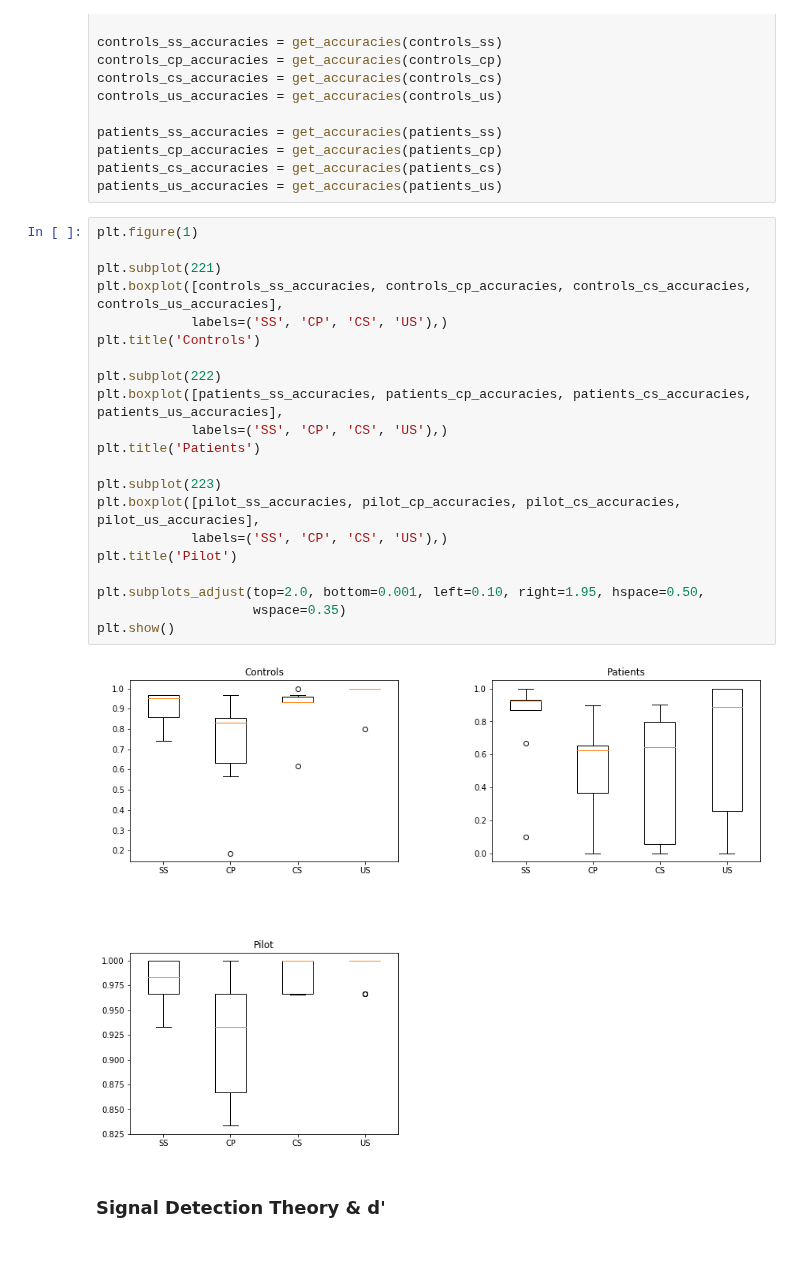
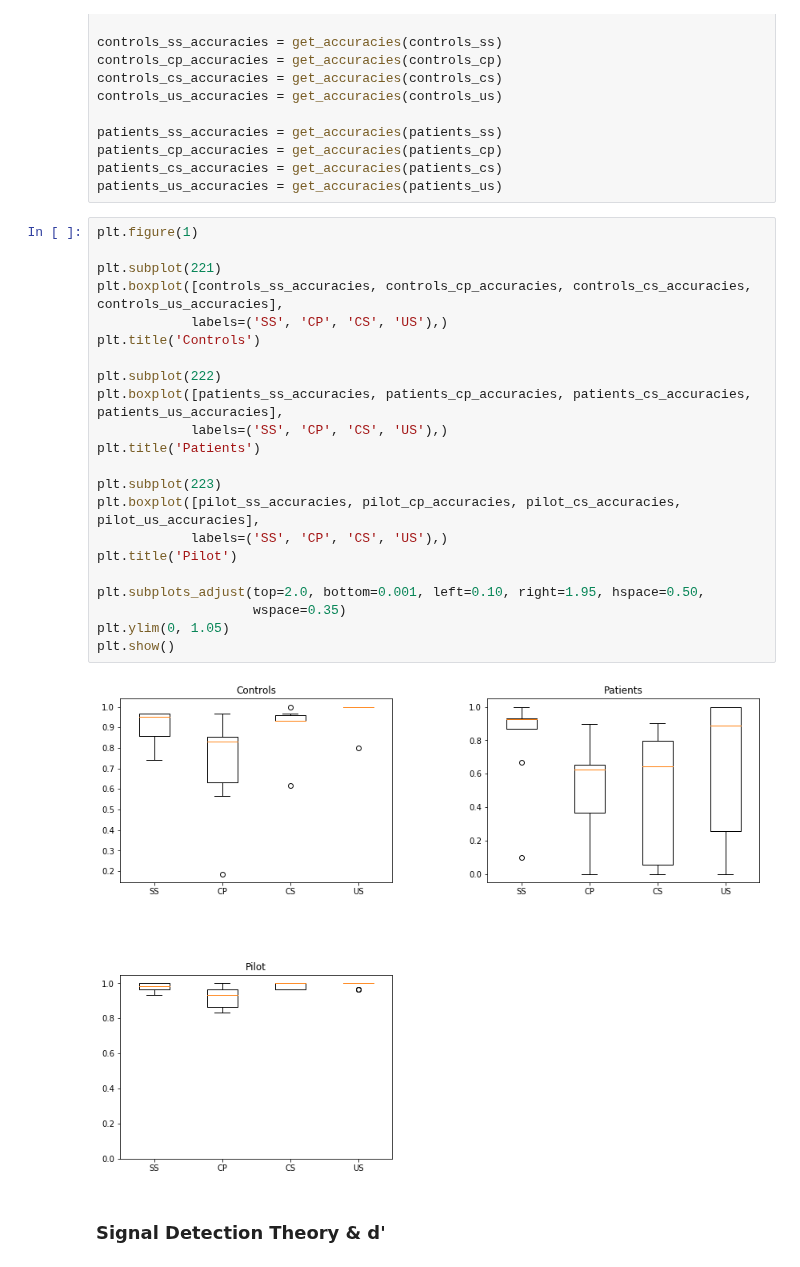
Before and after one commit to CPernet/LanguageDecision, a Jupyter notebook: language_decision/language_decision_model.ipynb, the cells around one changed output. Saved outputs shown, nothing was run; the diff lists cells and outputs as text.

Commit message:
set equal y axis for accuracy plots

```diff
--- a/language_decision/language_decision_model.ipynb
+++ b/language_decision/language_decision_model.ipynb
@@ -121,26 +121,27 @@ patients_us_accuracies = get_accuracies(patients_us)
 # %%
 plt.figure(1)
 
 plt.subplot(221)
 plt.boxplot([controls_ss_accuracies, controls_cp_accuracies, controls_cs_accuracies, controls_us_accuracies],
             labels=('SS', 'CP', 'CS', 'US'),)
 plt.title('Controls')
 
 plt.subplot(222)
 plt.boxplot([patients_ss_accuracies, patients_cp_accuracies, patients_cs_accuracies, patients_us_accuracies],
             labels=('SS', 'CP', 'CS', 'US'),)
 plt.title('Patients')
 
 plt.subplot(223)
 plt.boxplot([pilot_ss_accuracies, pilot_cp_accuracies, pilot_cs_accuracies, pilot_us_accuracies],
             labels=('SS', 'CP', 'CS', 'US'),)
 plt.title('Pilot')
 
 plt.subplots_adjust(top=2.0, bottom=0.001, left=0.10, right=1.95, hspace=0.50,
                     wspace=0.35)
+plt.ylim(0, 1.05)
 plt.show()
 # %% [output]
-[figure, old version]
+[figure, new version]
 # %% [markdown]
 ### Signal Detection Theory & d'
 # %% [markdown]
```
